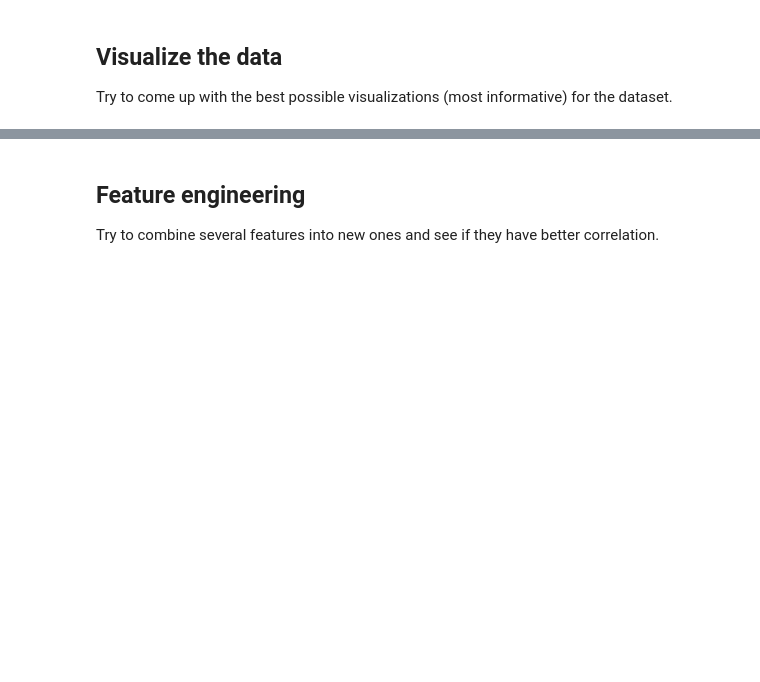
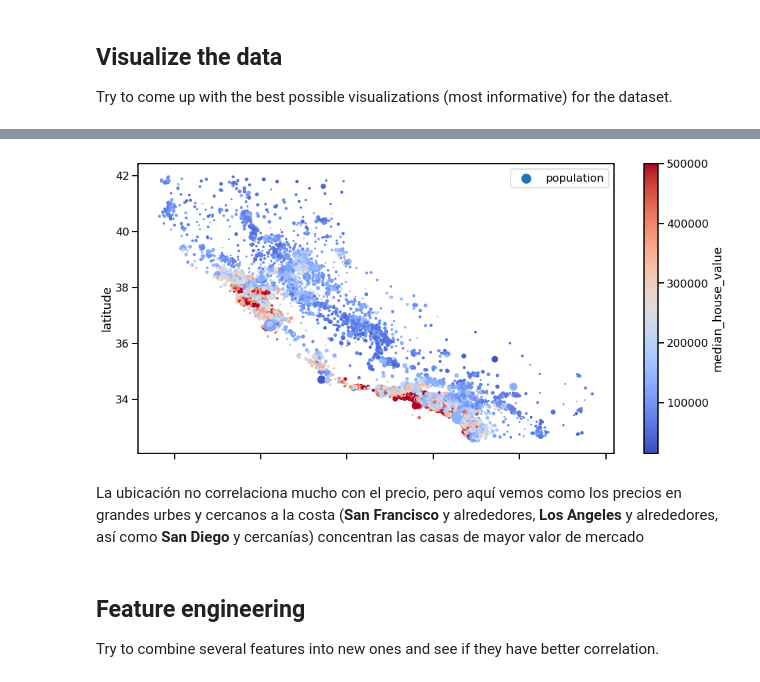
Before and after one commit to mikongame/California-Housing-Prices-Machine-Learning-Test-for-E-sports-Trading-SL, a Jupyter notebook: test_ml.ipynb, the cells around one changed output, grey strips where cells are left out. Drawn from its saved outputs; the diff is of its cells as text; code cells hidden in the pictures; blank space fills up the shorter version.

```diff
--- a/test_ml.ipynb
+++ b/test_ml.ipynb
@@ -159,3 +232,13 @@ Try to come up with the best possible visualizations (most informative) for the
+# %%
+housing_df.plot(kind="scatter", x="longitude", y="latitude", s=housing_df["population"]/100,
+             label="population", c="median_house_value", cmap='coolwarm', colorbar=True, figsize=(16,8))
+plt.savefig('images/output_images/housing_pop_per_loc.png')
+sns.set_context("talk")
+plt.show()
+# %% [output]
+[figure, added]
+# %% [markdown]
+La ubicación no correlaciona mucho con el precio, pero aquí vemos como los precios en grandes urbes y cercanos a la costa (**San Francisco** y alrededores, **Los Angeles** y alrededores, así como **San Diego** y cercanías) concentran las casas de mayor valor de mercado
 # %% [markdown]
 ## Feature engineering
 
```
Also changed, not shown: parts of 38 cells of this notebook, 5 other files.
